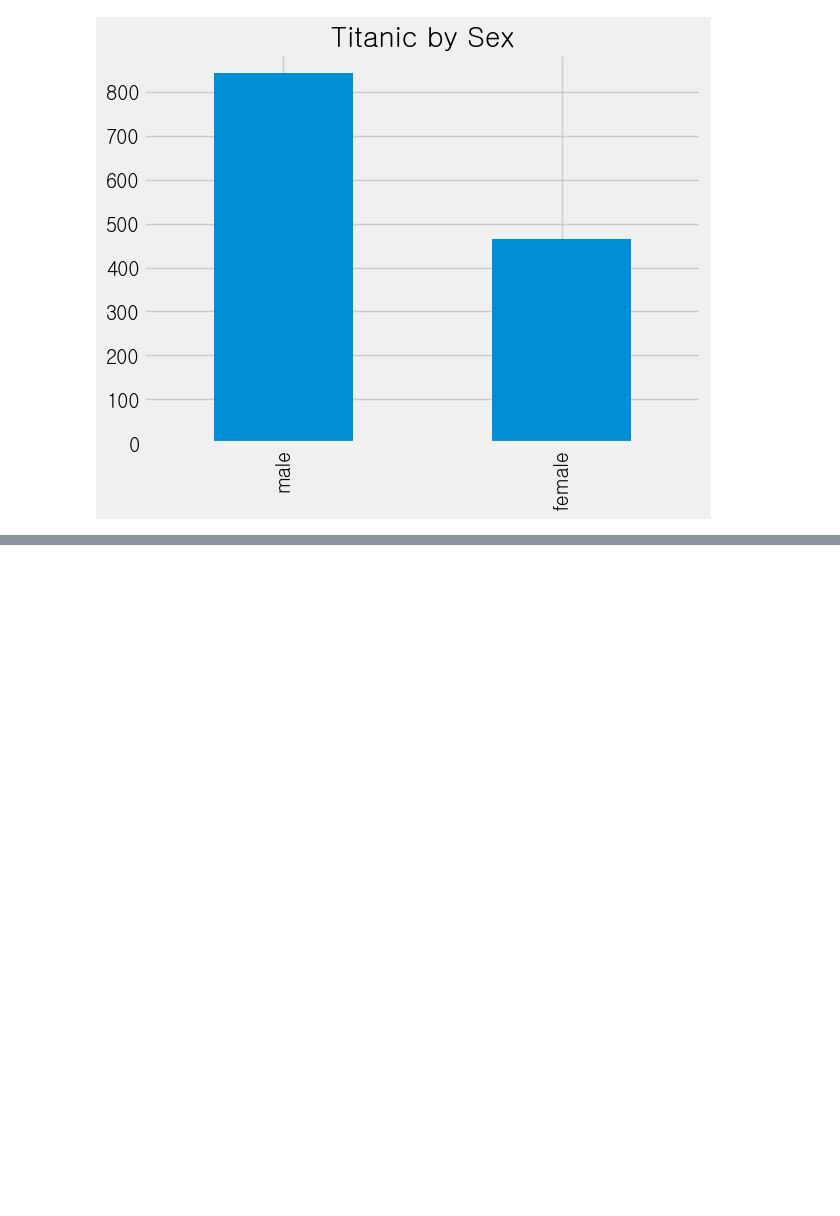
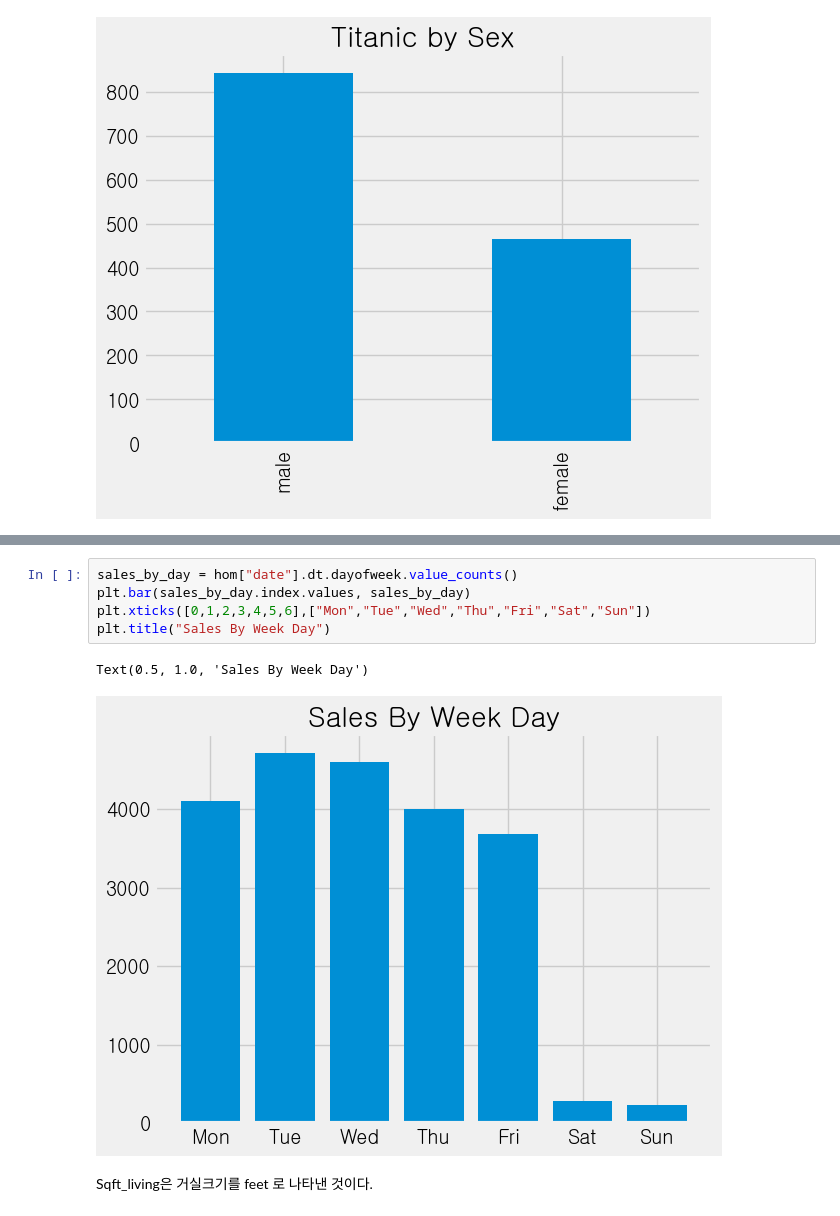
Before and after one commit to minseok06/python, a Jupyter notebook: 12강.ipynb, the cells around one changed output, grey strips where cells are left out. Saved outputs shown, nothing was run; the diff lists cells and outputs as text; blank space fills up the shorter version.

```diff
--- a/12강.ipynb
+++ b/12강.ipynb
@@ -140,0 +184,10 @@ nu = pd.read_csv("data/nuforc_reports.csv.part")
+# %%
+sales_by_day = hom["date"].dt.dayofweek.value_counts()
+plt.bar(sales_by_day.index.values, sales_by_day)
+plt.xticks([0,1,2,3,4,5,6],["Mon","Tue","Wed","Thu","Fri","Sat","Sun"])
+plt.title("Sales By Week Day")
+# %% [output]
+Text(0.5, 1.0, 'Sales By Week Day')
+[figure, added]
+# %% [markdown]
+Sqft_living은 거실크기를 feet 로 나타낸 것이다.
```
Also changed, not shown: parts of 9 cells of this notebook.
